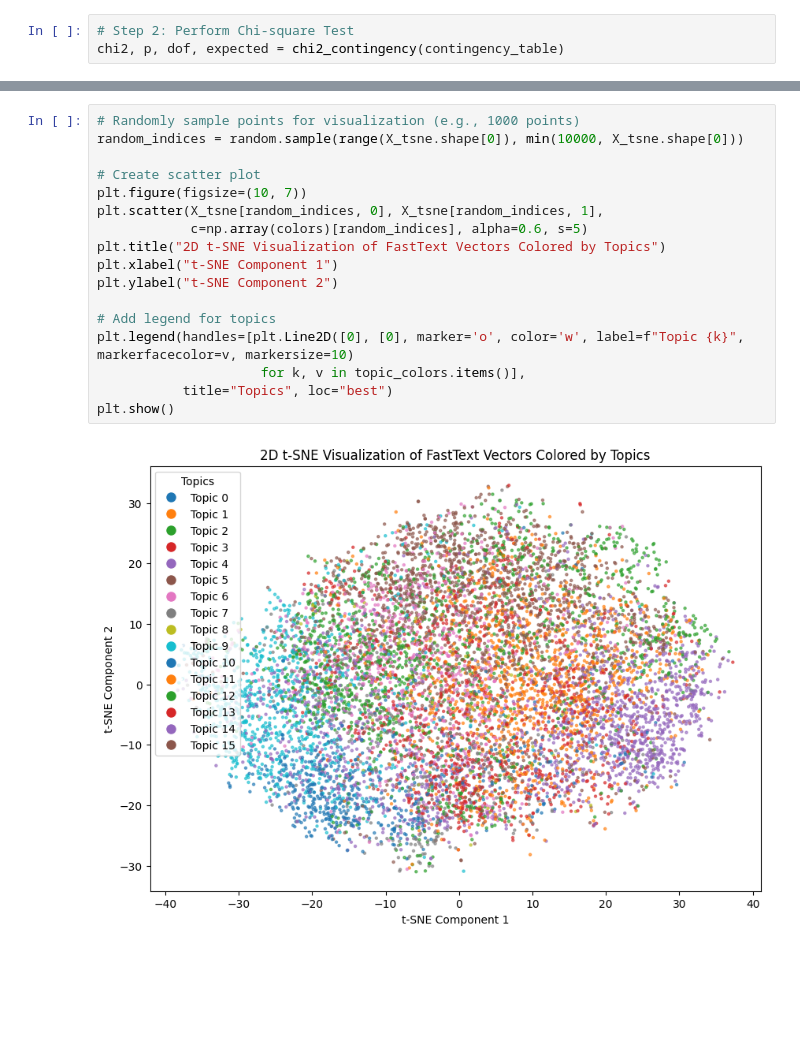
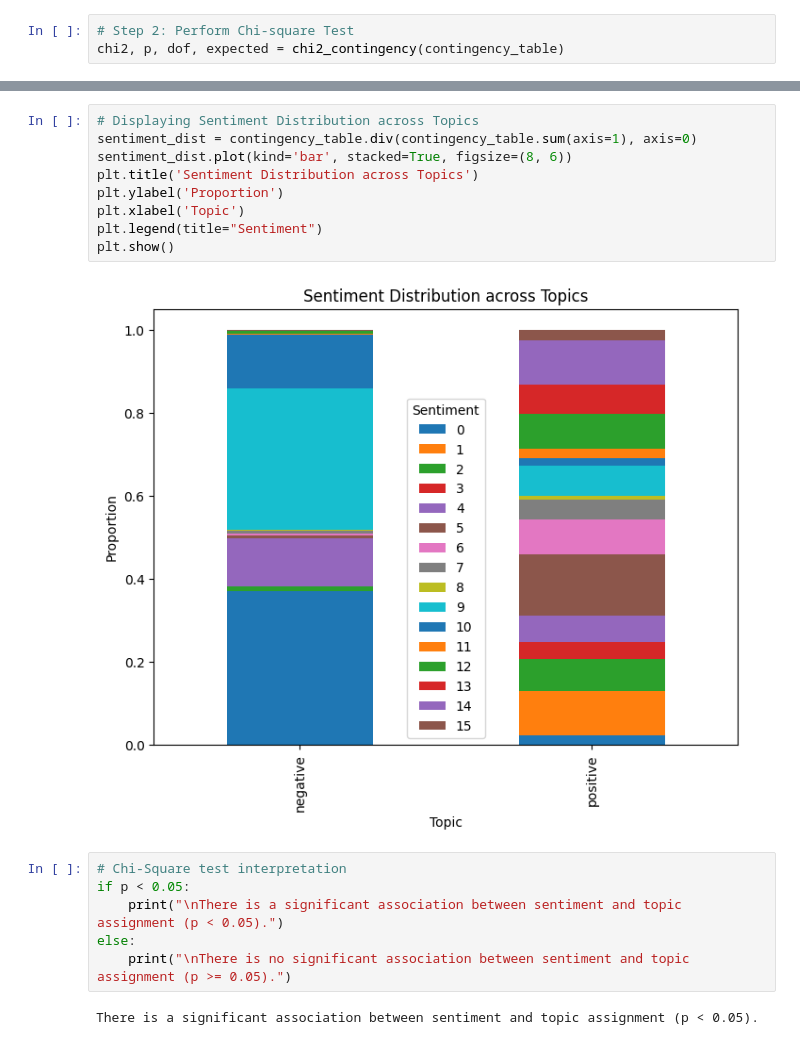
Before and after one commit to NotMishaal/TripAdvisor-Review-CW, a Jupyter notebook: task_6/topic_vs_sentiment.ipynb, the cells around one changed output, grey strips where cells are left out. Drawn from its saved outputs; the diff is of its cells as text; blank space fills up the shorter version.

```diff
--- a/task_6/topic_vs_sentiment.ipynb
+++ b/task_6/topic_vs_sentiment.ipynb
@@ -303,19 +82,19 @@ colors = [topic_colors[topic] for topic in df['assigned_topics']]
-# %%
-# Randomly sample points for visualization (e.g., 1000 points)
-random_indices = random.sample(range(X_tsne.shape[0]), min(10000, X_tsne.shape[0]))
-
-# Create scatter plot
-plt.figure(figsize=(10, 7))
-plt.scatter(X_tsne[random_indices, 0], X_tsne[random_indices, 1],
-            c=np.array(colors)[random_indices], alpha=0.6, s=5)
-plt.title("2D t-SNE Visualization of FastText Vectors Colored by Topics")
-plt.xlabel("t-SNE Component 1")
-plt.ylabel("t-SNE Component 2")
-
-# Add legend for topics
-plt.legend(handles=[plt.Line2D([0], [0], marker='o', color='w', label=f"Topic {k}", markerfacecolor=v, markersize=10)
-                     for k, v in topic_colors.items()],
-           title="Topics", loc="best")
-plt.show()
-# %% [output]
-[figure, removed]
+# %%
+# Displaying Sentiment Distribution across Topics
+sentiment_dist = contingency_table.div(contingency_table.sum(axis=1), axis=0)
+sentiment_dist.plot(kind='bar', stacked=True, figsize=(8, 6))
+plt.title('Sentiment Distribution across Topics')
+plt.ylabel('Proportion')
+plt.xlabel('Topic')
+plt.legend(title="Sentiment")
+plt.show()
+# %% [output]
+[figure, added]
+# %%
+# Chi-Square test interpretation
+if p < 0.05:
+    print("\nThere is a significant association between sentiment and topic assignment (p < 0.05).")
+else:
+    print("\nThere is no significant association between sentiment and topic assignment (p >= 0.05).")
+# %% [output]
+There is a significant association between sentiment and topic assignment (p < 0.05).
```
Also changed, not shown: parts of 45 cells of this notebook.
